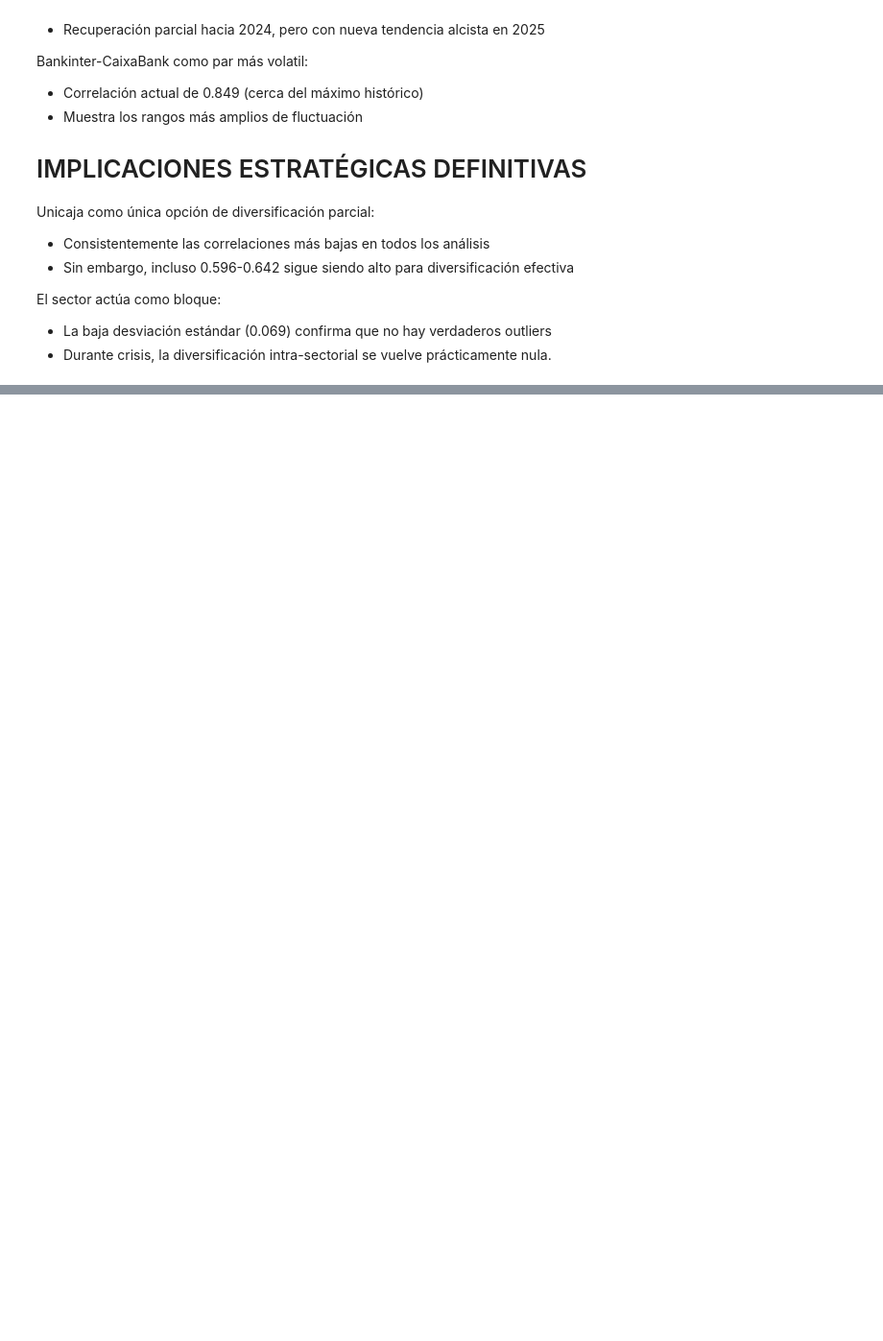
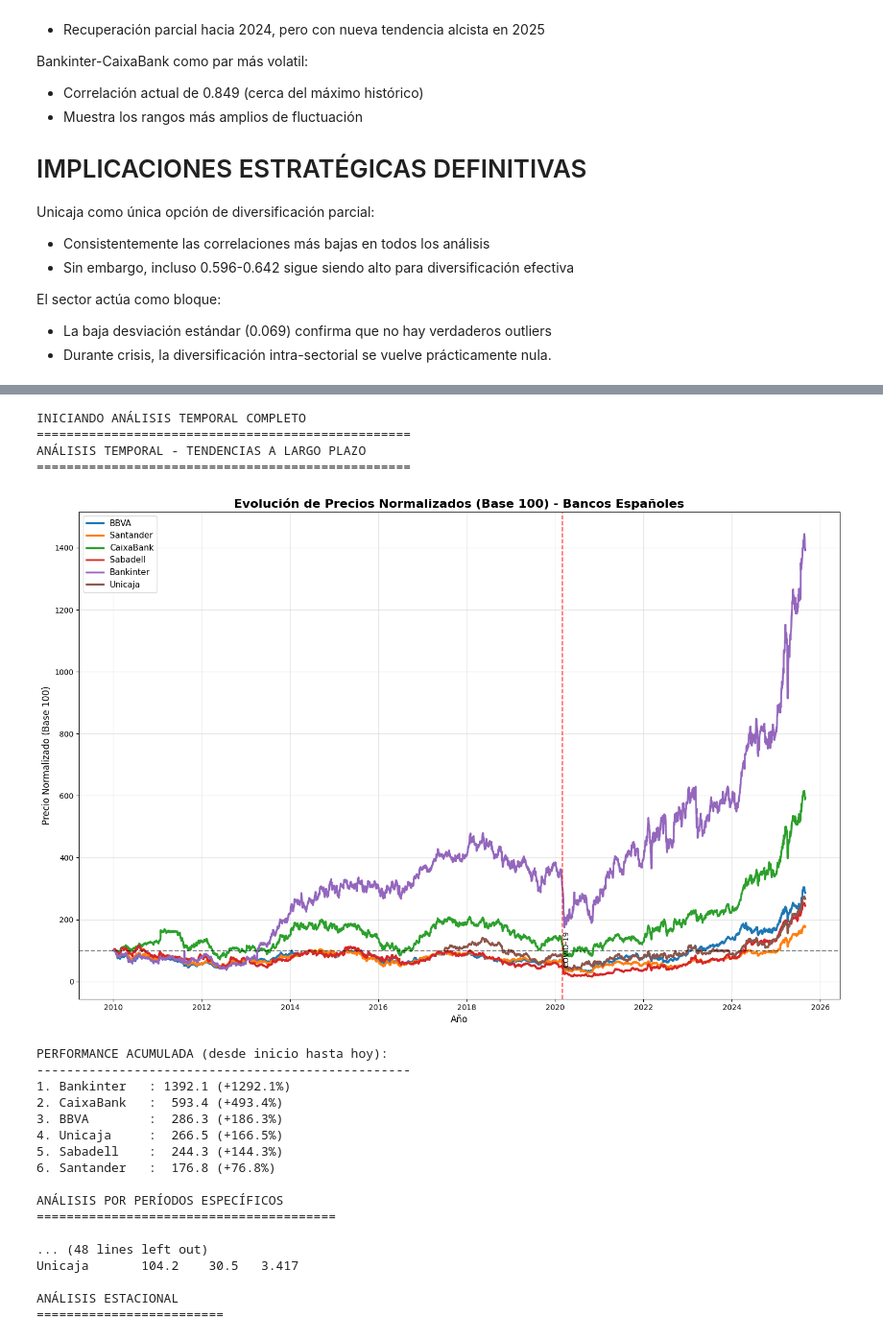
Before and after one commit to jorgegalanr/spanish-banks-stock-prediction, a Jupyter notebook: ml_prediccion_accion.ipynb, the cells around one changed output, grey strips where cells are left out. Shown at 96% size. Saved outputs shown, nothing was run; the diff lists cells and outputs as text; code cells hidden in the pictures; blank space fills up the shorter version.

Commit message:
Actualización añadiendo analisis restantes y recomendaciones de compra,venta de acciones

```diff
--- a/ml_prediccion_accion.ipynb
+++ b/ml_prediccion_accion.ipynb
@@ -1575,0 +1998,26 @@ El sector actúa como bloque:
+# %%
+# EJECUTAR ANÁLISIS TEMPORAL:
+analisis_temporal_completo()
+# %% [output]
+INICIANDO ANÁLISIS TEMPORAL COMPLETO
+==================================================
+ANÁLISIS TEMPORAL - TENDENCIAS A LARGO PLAZO
+==================================================
+[figure, added]
+PERFORMANCE ACUMULADA (desde inicio hasta hoy):
+--------------------------------------------------
+1. Bankinter   : 1392.1 (+1292.1%)
+2. CaixaBank   :  593.4 (+493.4%)
+3. BBVA        :  286.3 (+186.3%)
+4. Unicaja     :  266.5 (+166.5%)
+5. Sabadell    :  244.3 (+144.3%)
+6. Santander   :  176.8 (+76.8%)
+
+ANÁLISIS POR PERÍODOS ESPECÍFICOS
+========================================
+
+... (48 lines left out)
+Unicaja       104.2    30.5   3.417
+
+ANÁLISIS ESTACIONAL
+=========================
```
Also changed, not shown: parts of 31 cells of this notebook.
